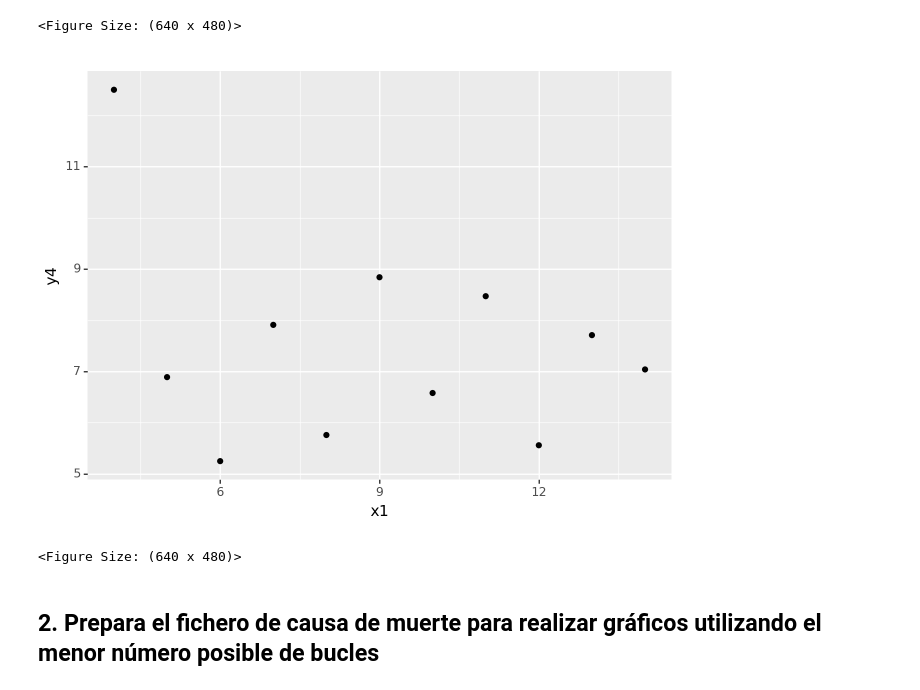
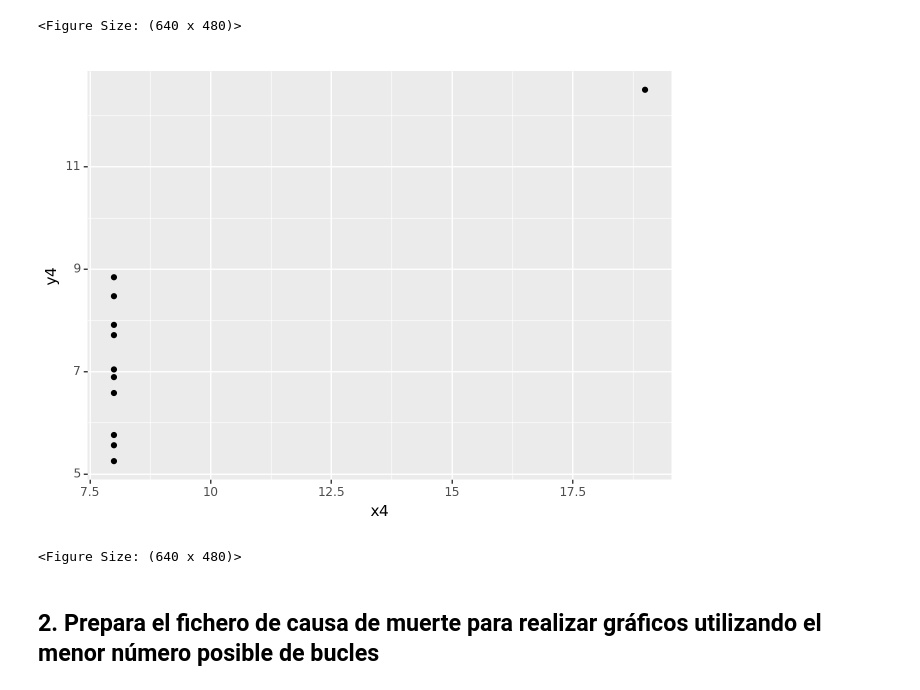
Before and after one commit to alu0101351773/VIS_practicas, a Jupyter notebook: src/jorge_cabrera_alu0101351773.ipynb, the cells around one changed output. Cells and saved outputs as stored; diff of their text form; code cells hidden in the pictures.

```diff
--- a/src/jorge_cabrera_alu0101351773.ipynb
+++ b/src/jorge_cabrera_alu0101351773.ipynb
@@ -26,9 +27,9 @@ ggplot(aes(x = 'x1', y = 'y3'), df) + geom_point()
 [figure]
 <Figure Size: (640 x 480)>
 # %%
-ggplot(aes(x = 'x1', y = 'y4'), df) + geom_point()
+ggplot(aes('x4', 'y4'), df) + geom_point()
 # %% [output]
-[figure, old version]
+[figure, new version]
 <Figure Size: (640 x 480)>
 # %% [markdown]
 ## 2. Prepara el fichero de causa de muerte para realizar gráficos utilizando el menor número posible de bucles
```
Also changed, not shown: parts of 3 cells of this notebook.
